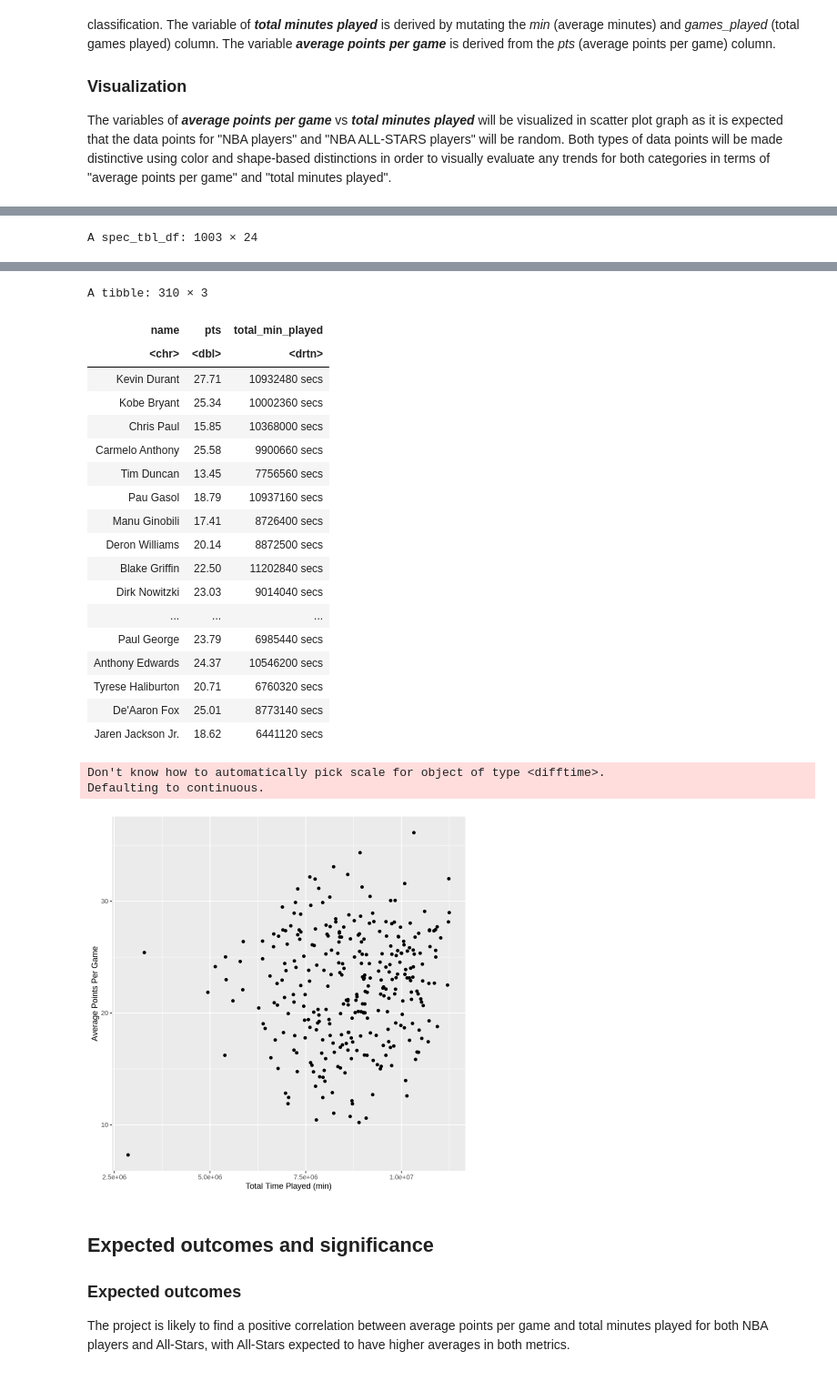
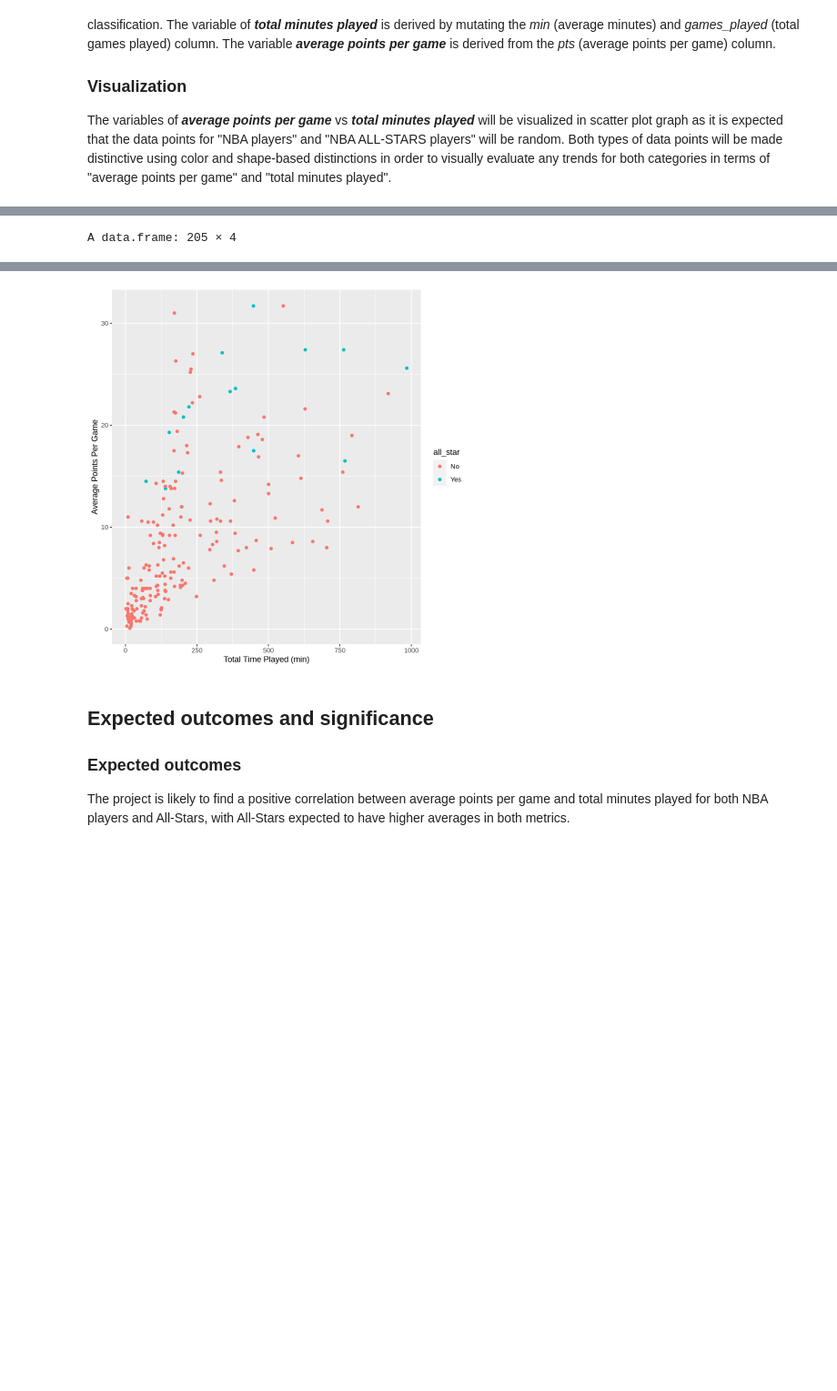
Before and after one commit to 2shar86/DSCI-100, a Jupyter notebook: proposal.ipynb, the cells around one changed output, grey strips where cells are left out. Shown at 91% size. Cells and saved outputs as stored; diff of their text form; code cells hidden in the pictures; blank space fills up the shorter version.

```diff
--- a/proposal.ipynb
+++ b/proposal.ipynb
@@ -46,17 +46,42 @@ library(repr)
 # %%
 all_star_data <- read_csv("final_data.csv")
 
-all_star_data
-
-all_star_data_refined <- mutate(all_star_data, total_min_played = games_played * min, name = paste(first, last)) |>
-    filter(year > 2009) |>
-    select(name, pts, total_min_played)
-
-all_star_data_refined
+general_player_data <- read.delim("2021-2022 NBA Player Stats - Playoffs.csv", sep = ";")
 
 
-all_star_plot <- all_star_data_refined |>
-    ggplot(aes(x = total_min_played, y = pts)) +
+
+general_player_data_summarized <- mutate(general_player_data, total_min_played_for = G * MP) |>
+                                         select(Player, PTS, total_min_played_for)
+
+
+
+
+
+all_star_data_summarized <- mutate(all_star_data, total_min_played = games_played * min,
+                                   Player = paste(first, last)) |>
+    filter(year > 2020, year < 2022) |>
+    select(Player, pts, total_min_played)
+
+
+filtered_all_stars_players_from_general_data <- subset(general_player_data_summarized,
+                                                       Player %in% all_star_data_summarized$Player) |>
+     mutate(all_star = ifelse(PTS > 0, "Yes", "No"))
+
+
+
+
+non_all_star_data <- anti_join(general_player_data_summarized, all_star_data_summarized)|>
+filter_if(is.numeric, all_vars((.) != 0)) |>
+mutate(all_star = ifelse(PTS > 0, "No", "Yes"))
+
+
+
+joined_table <- full_join(filtered_all_stars_players_from_general_data, non_all_star_data)
+joined_table
+
+
+all_star_plot <- joined_table |>
+    ggplot(aes(x = total_min_played_for, y = PTS, color = all_star)) +
     geom_point() +
     labs(x = "Total Time Played (min)", y = "Average Points Per Game")
 
@@ -74 +101 @@ time  (1): min
-A spec_tbl_df: 1003 × 24
+A data.frame: 205 × 4
@@ -93,25 +120,4 @@ A spec_tbl_df: 1003 × 24
-A tibble: 310 × 3
-| name | pts | total_min_played |
-| <chr> | <dbl> | <drtn> |
-| Kevin Durant | 27.71 | 10932480 secs |
-| Kobe Bryant | 25.34 | 10002360 secs |
-| Chris Paul | 15.85 | 10368000 secs |
-| Carmelo Anthony | 25.58 | 9900660 secs |
-| Tim Duncan | 13.45 | 7756560 secs |
-| Pau Gasol | 18.79 | 10937160 secs |
-| Manu Ginobili | 17.41 | 8726400 secs |
-| Deron Williams | 20.14 | 8872500 secs |
-| Blake Griffin | 22.50 | 11202840 secs |
-| Dirk Nowitzki | 23.03 | 9014040 secs |
-| ... | ... | ... |
-| Paul George | 23.79 | 6985440 secs |
-| Anthony Edwards | 24.37 | 10546200 secs |
-| Tyrese Haliburton | 20.71 | 6760320 secs |
-| De'Aaron Fox | 25.01 | 8773140 secs |
-| Jaren Jackson Jr. | 18.62 | 6441120 secs |
-Don't know how to automatically pick scale for object of type <difftime>.
-Defaulting to continuous.
-[figure, old version]
+[figure, new version]
 # %% [markdown]
 ## Expected outcomes and significance
 
```
Also changed, not shown: parts of 2 cells of this notebook.
